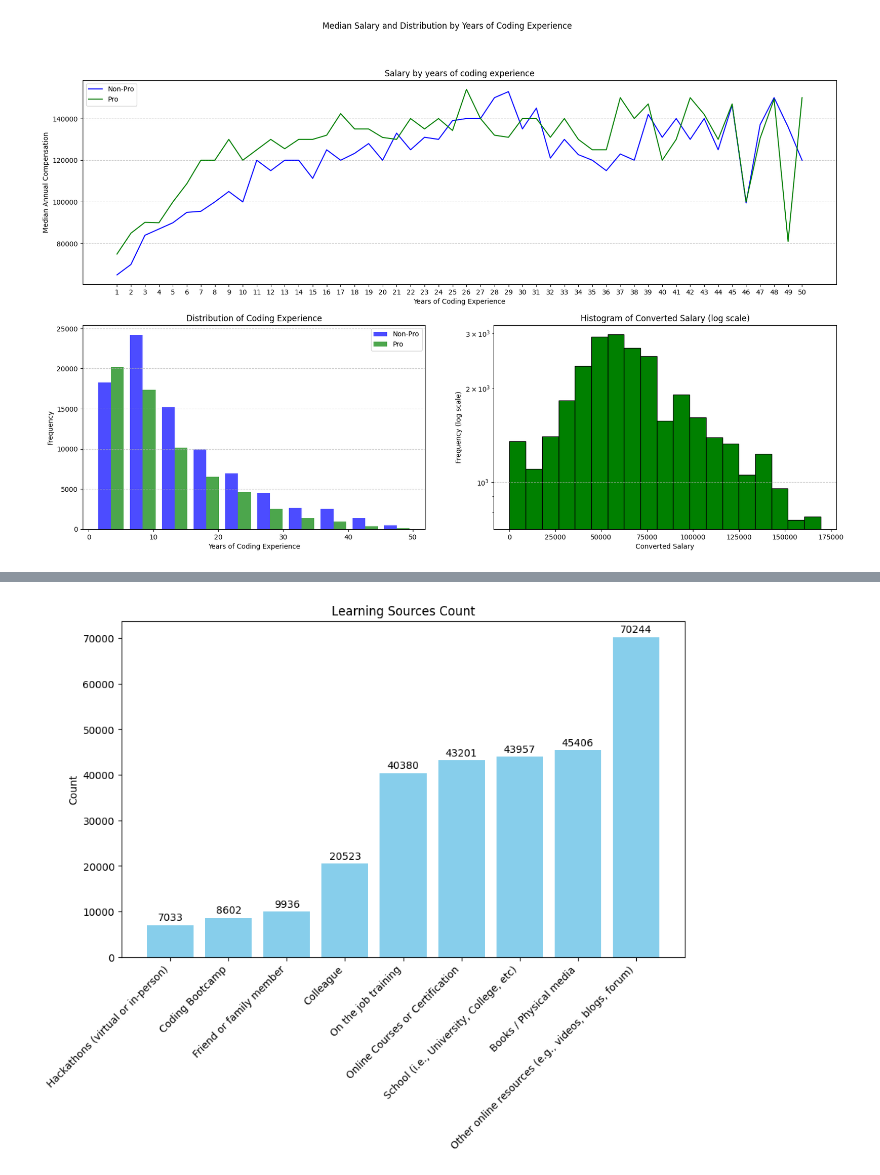
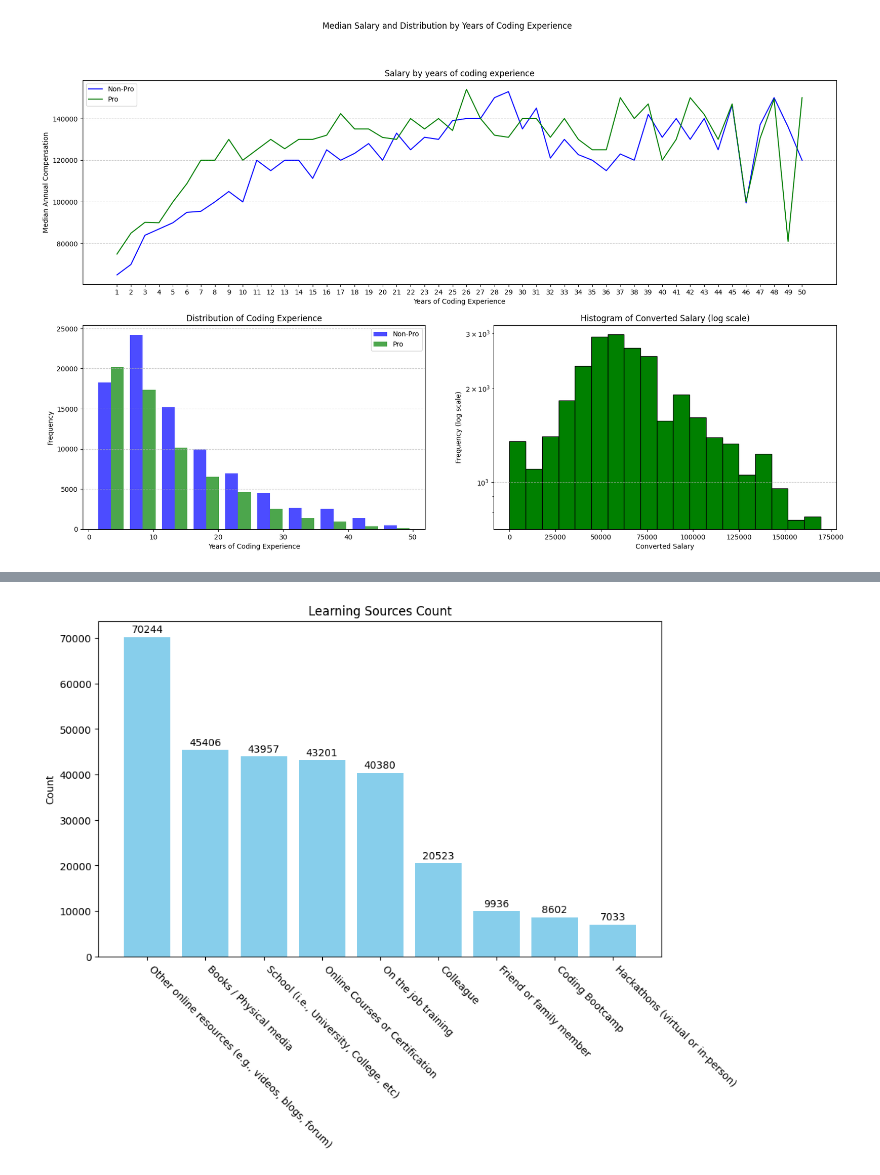
Before and after one commit to YKarsten/Annual-developer-survey-analysis, a Jupyter notebook: SO-2023-survey.ipynb, the cells around one changed output, grey strips where cells are left out. Saved outputs shown, nothing was run; the diff lists cells and outputs as text; code cells hidden in the pictures.

Commit message:
Slightly refactor popular langauges figure and text

```diff
--- a/SO-2023-survey.ipynb
+++ b/SO-2023-survey.ipynb
@@ -700,33 +705,33 @@ categories = ['Books / Physical media',
               'Coding Bootcamp',
               'Colleague',
               'Friend or family member',
               'Hackathons (virtual or in-person)',
               'Online Courses or Certification',
               'On the job training',
               'Other online resources (e.g., videos, blogs, forum)',
               'School (i.e., University, College, etc)'
               ]
 
 for category in categories:
     df[category] = df['LearnCode'].str.contains(category, case=False, na=False, regex=False).astype(int)
 
 # Sum the counts for each category
 grouped_data = df[categories].sum().reset_index()
 
 # Sort the DataFrame by the count column in ascending order
-grouped_data_sorted = grouped_data.sort_values(by=0, ascending=True)
+grouped_data_sorted = grouped_data.sort_values(by=0, ascending=False)
 
 # Create a bar plot
 plt.figure(figsize=(10, 6))
 plt.bar(grouped_data_sorted['index'], grouped_data_sorted[0], color='skyblue')
 plt.ylabel('Count')
 plt.title('Learning Sources Count')
-plt.xticks(rotation=45, ha='right')  # Rotate x-axis labels for better readability
+plt.xticks(rotation=-45, ha='left')  # Rotate x-axis labels for better readability
 
 # Display the count values on top of the bars
 for i, count in enumerate(list(grouped_data_sorted[0])):
     plt.text(i, count + 500, str(count), ha='center', va='bottom')
 
 plt.show()
 # %% [output]
-[figure, old version]
+[figure, new version]
```
Also changed, not shown: parts of 18 cells of this notebook.
